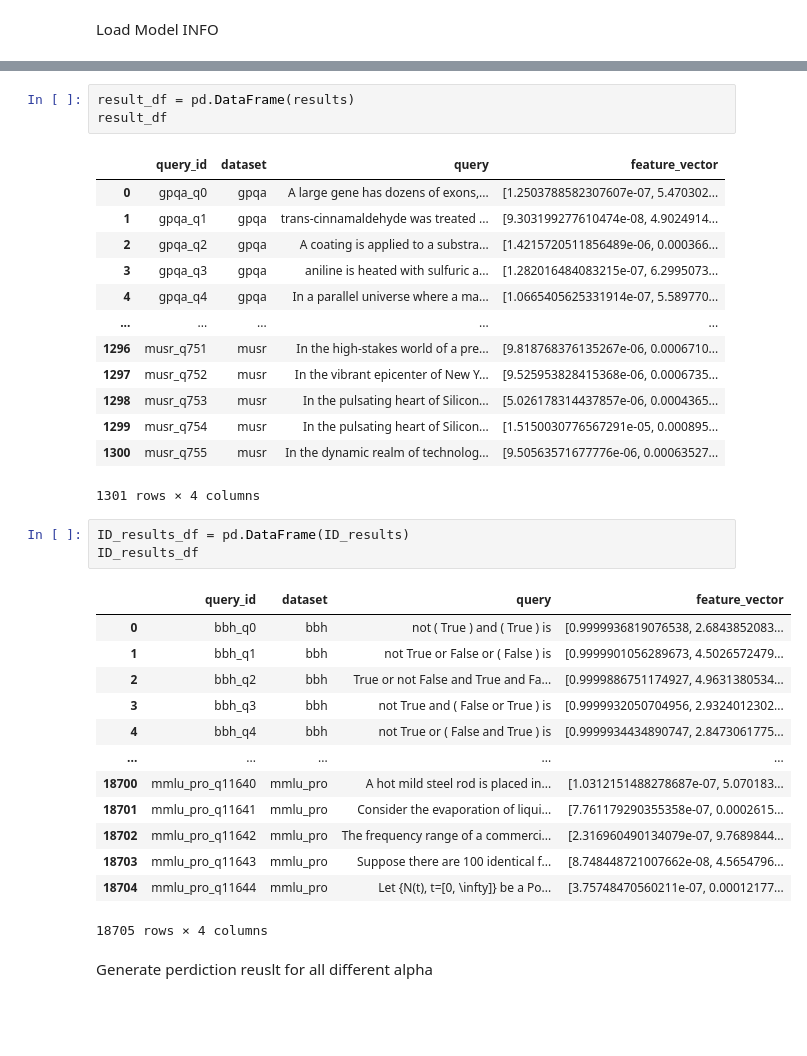
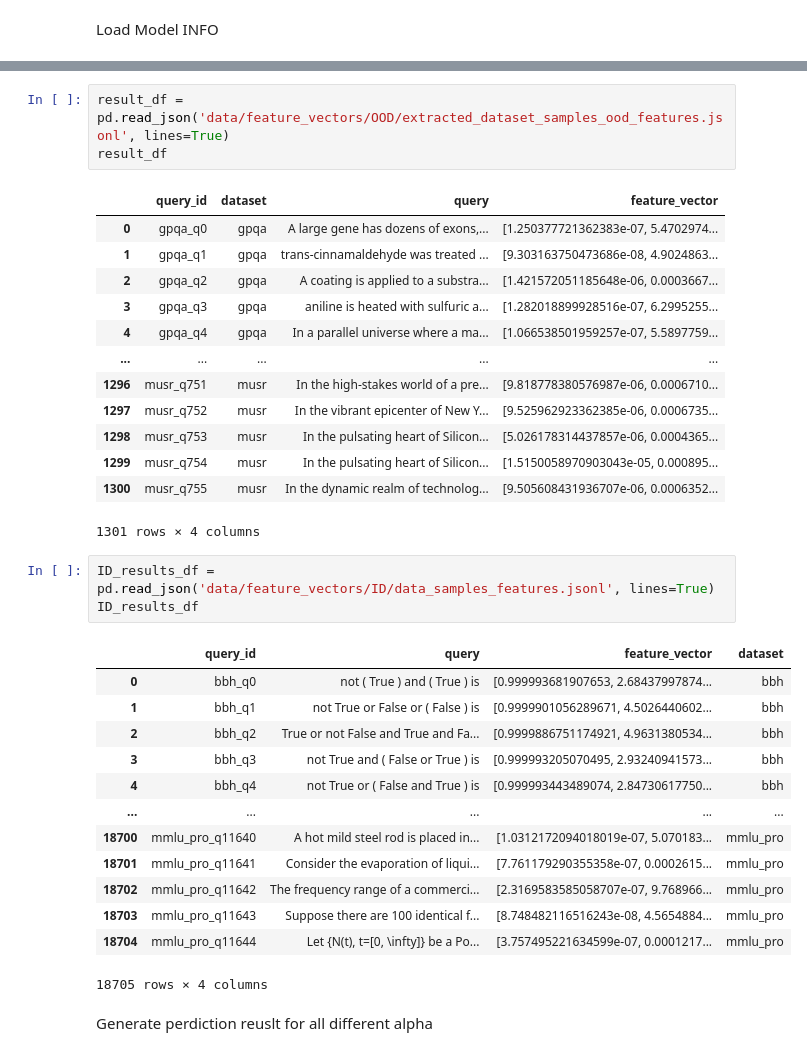
Before and after one commit to Yide-Song2025/AR-LLM, a Jupyter notebook: RouterModel.ipynb, the cells around one changed output, grey strips where cells are left out. Drawn from its saved outputs; the diff is of its cells as text; blank space fills up the shorter version.

```diff
--- a/RouterModel.ipynb
+++ b/RouterModel.ipynb
@@ -225,38 +205,38 @@ model_info_feature_cost
 | meta-llama/Llama-3.2-3B-Instruct | [0.45860093733726703, 0.163141993... | 1.93 |
 | meta-llama/Llama-3.3-70B-Instruct | [0.691546606491928, 0.45543806646... | 76.56 |
 # %%
-result_df = pd.DataFrame(results)
+result_df = pd.read_json('data/feature_vectors/OOD/extracted_dataset_samples_ood_features.jsonl', lines=True)
 result_df
 # %% [output]
 |  | query_id | dataset | query | feature_vector |
-| 0 | gpqa_q0 | gpqa | A large gene has dozens of exons,... | [1.2503788582307607e-07, 5.470302... |
-| 1 | gpqa_q1 | gpqa | trans-cinnamaldehyde was treated ... | [9.303199277610474e-08, 4.9024914... |
-| 2 | gpqa_q2 | gpqa | A coating is applied to a substra... | [1.4215720511856489e-06, 0.000366... |
-| 3 | gpqa_q3 | gpqa | aniline is heated with sulfuric a... | [1.282016484083215e-07, 6.2995073... |
-| 4 | gpqa_q4 | gpqa | In a parallel universe where a ma... | [1.0665405625331914e-07, 5.589770... |
+| 0 | gpqa_q0 | gpqa | A large gene has dozens of exons,... | [1.250377721362383e-07, 5.4702974... |
+| 1 | gpqa_q1 | gpqa | trans-cinnamaldehyde was treated ... | [9.303163750473686e-08, 4.9024863... |
+| 2 | gpqa_q2 | gpqa | A coating is applied to a substra... | [1.421572051185648e-06, 0.0003667... |
+| 3 | gpqa_q3 | gpqa | aniline is heated with sulfuric a... | [1.282018899928516e-07, 6.2995255... |
+| 4 | gpqa_q4 | gpqa | In a parallel universe where a ma... | [1.066538501959257e-07, 5.5897759... |
 | ... | ... | ... | ... | ... |
-| 1296 | musr_q751 | musr | In the high-stakes world of a pre... | [9.818768376135267e-06, 0.0006710... |
-| 1297 | musr_q752 | musr | In the vibrant epicenter of New Y... | [9.525953828415368e-06, 0.0006735... |
+| 1296 | musr_q751 | musr | In the high-stakes world of a pre... | [9.818778380576987e-06, 0.0006710... |
+| 1297 | musr_q752 | musr | In the vibrant epicenter of New Y... | [9.525962923362385e-06, 0.0006735... |
 | 1298 | musr_q753 | musr | In the pulsating heart of Silicon... | [5.026178314437857e-06, 0.0004365... |
-| 1299 | musr_q754 | musr | In the pulsating heart of Silicon... | [1.5150030776567291e-05, 0.000895... |
-| 1300 | musr_q755 | musr | In the dynamic realm of technolog... | [9.50563571677776e-06, 0.00063527... |
+| 1299 | musr_q754 | musr | In the pulsating heart of Silicon... | [1.5150058970903043e-05, 0.000895... |
+| 1300 | musr_q755 | musr | In the dynamic realm of technolog... | [9.505608431936707e-06, 0.0006352... |
 1301 rows × 4 columns
 # %%
-ID_results_df = pd.DataFrame(ID_results)
+ID_results_df = pd.read_json('data/feature_vectors/ID/data_samples_features.jsonl', lines=True)
 ID_results_df
 # %% [output]
-|  | query_id | dataset | query | feature_vector |
-| 0 | bbh_q0 | bbh | not ( True ) and ( True ) is | [0.9999936819076538, 2.6843852083... |
-| 1 | bbh_q1 | bbh | not True or False or ( False ) is | [0.9999901056289673, 4.5026572479... |
-| 2 | bbh_q2 | bbh | True or not False and True and Fa... | [0.9999886751174927, 4.9631380534... |
-| 3 | bbh_q3 | bbh | not True and ( False or True ) is | [0.9999932050704956, 2.9324012302... |
-| 4 | bbh_q4 | bbh | not True or ( False and True ) is | [0.9999934434890747, 2.8473061775... |
+|  | query_id | query | feature_vector | dataset |
+| 0 | bbh_q0 | not ( True ) and ( True ) is | [0.999993681907653, 2.68437997874... | bbh |
+| 1 | bbh_q1 | not True or False or ( False ) is | [0.9999901056289671, 4.5026440602... | bbh |
+| 2 | bbh_q2 | True or not False and True and Fa... | [0.9999886751174921, 4.9631380534... | bbh |
+| 3 | bbh_q3 | not True and ( False or True ) is | [0.999993205070495, 2.93240941573... | bbh |
+| 4 | bbh_q4 | not True or ( False and True ) is | [0.999993443489074, 2.84730617750... | bbh |
 | ... | ... | ... | ... | ... |
-| 18700 | mmlu_pro_q11640 | mmlu_pro | A hot mild steel rod is placed in... | [1.0312151488278687e-07, 5.070183... |
-| 18701 | mmlu_pro_q11641 | mmlu_pro | Consider the evaporation of liqui... | [7.761179290355358e-07, 0.0002615... |
-| 18702 | mmlu_pro_q11642 | mmlu_pro | The frequency range of a commerci... | [2.316960490134079e-07, 9.7689844... |
-| 18703 | mmlu_pro_q11643 | mmlu_pro | Suppose there are 100 identical f... | [8.748448721007662e-08, 4.5654796... |
-| 18704 | mmlu_pro_q11644 | mmlu_pro | Let {N(t), t=[0, \infty]} be a Po... | [3.75748470560211e-07, 0.00012177... |
+| 18700 | mmlu_pro_q11640 | A hot mild steel rod is placed in... | [1.0312172094018019e-07, 5.070183... | mmlu_pro |
+| 18701 | mmlu_pro_q11641 | Consider the evaporation of liqui... | [7.761179290355358e-07, 0.0002615... | mmlu_pro |
+| 18702 | mmlu_pro_q11642 | The frequency range of a commerci... | [2.3169583585058707e-07, 9.768966... | mmlu_pro |
+| 18703 | mmlu_pro_q11643 | Suppose there are 100 identical f... | [8.748482116516243e-08, 4.5654884... | mmlu_pro |
+| 18704 | mmlu_pro_q11644 | Let {N(t), t=[0, \infty]} be a Po... | [3.757495221634599e-07, 0.0001217... | mmlu_pro |
 18705 rows × 4 columns
 # %% [markdown]
 Generate perdiction reuslt for all different alpha
```
Also changed, not shown: parts of 15 cells of this notebook, 4 other files.
